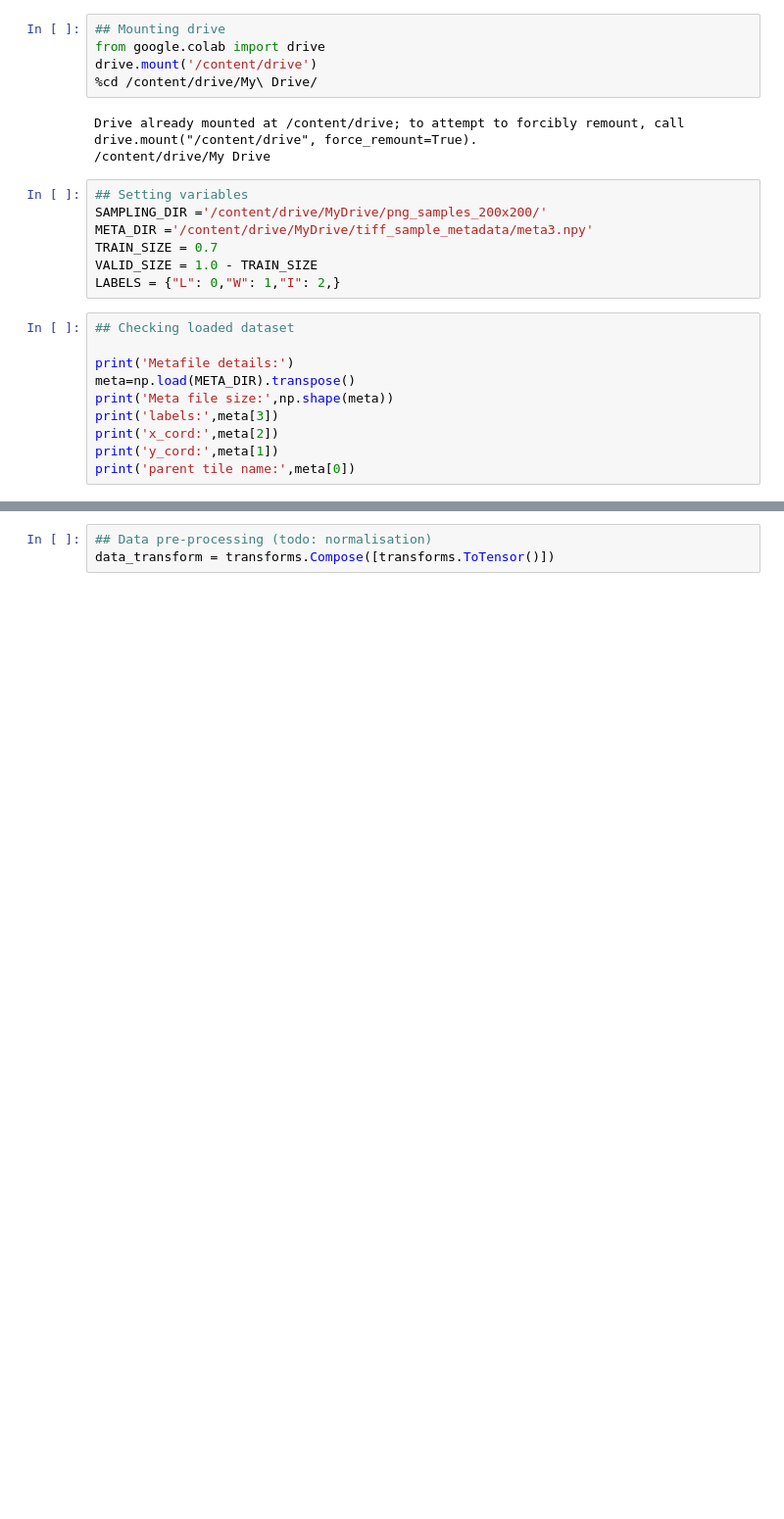
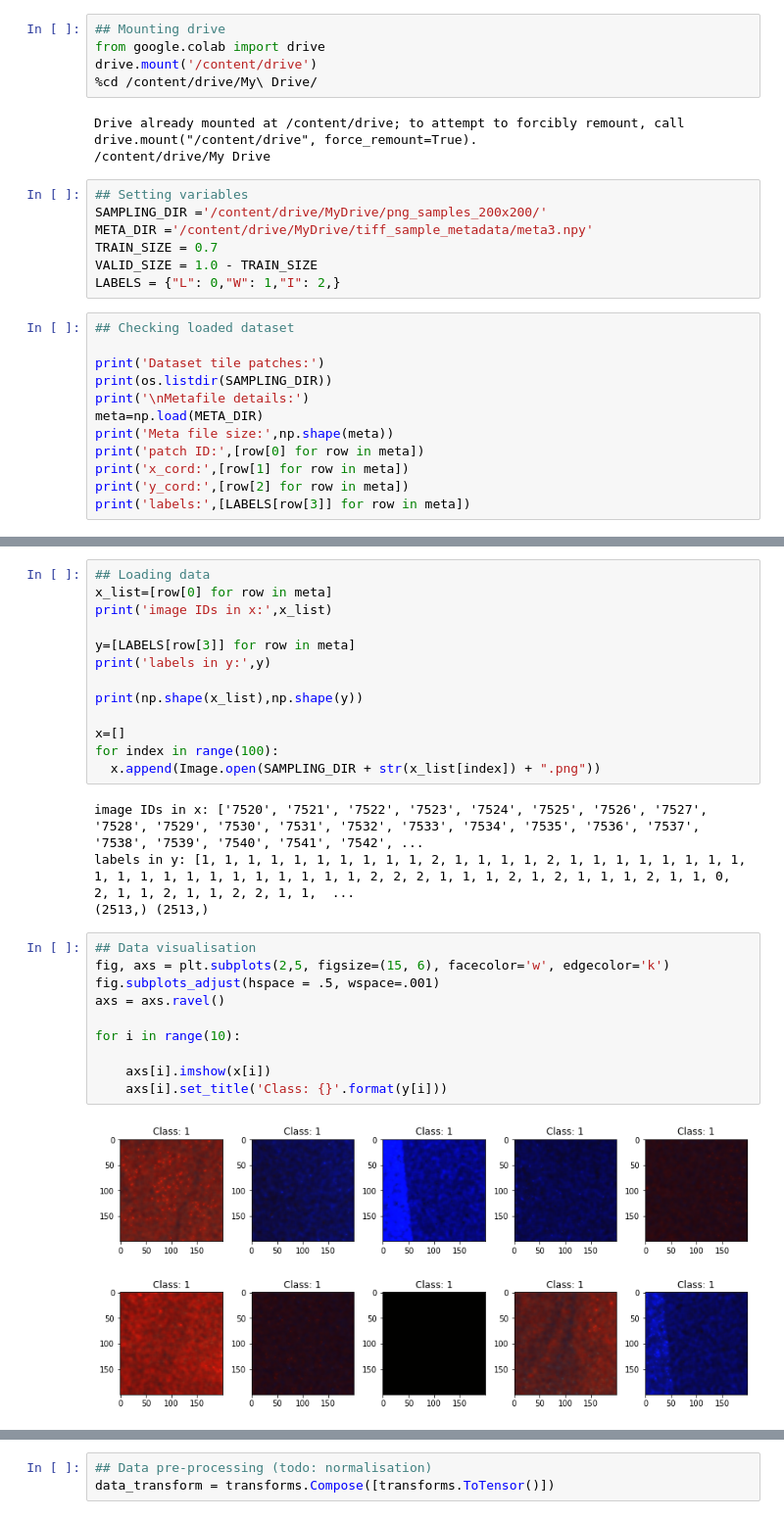
Before and after one commit to leopauly/sense-hackathon, a Jupyter notebook: SENSE_CDT_Practical_Session_Template.ipynb, the cells around one changed output, grey strips where cells are left out. Shown at 98% size. Drawn from its saved outputs; the diff is of its cells as text; blank space fills up the shorter version.

```diff
--- a/SENSE_CDT_Practical_Session_Template.ipynb
+++ b/SENSE_CDT_Practical_Session_Template.ipynb
@@ -31,11 +33,13 @@ LABELS = {"L": 0,"W": 1,"I": 2,}
 # %%
 ## Checking loaded dataset
 
-print('Metafile details:')
-meta=np.load(META_DIR).transpose()
+print('Dataset tile patches:')
+print(os.listdir(SAMPLING_DIR))
+print('\nMetafile details:')
+meta=np.load(META_DIR)
 print('Meta file size:',np.shape(meta))
-print('labels:',meta[3])
-print('x_cord:',meta[2])
-print('y_cord:',meta[1])
-print('parent tile name:',meta[0])
+print('patch ID:',[row[0] for row in meta])
+print('x_cord:',[row[1] for row in meta])
+print('y_cord:',[row[2] for row in meta])
+print('labels:',[LABELS[row[3]] for row in meta])
 # %% [output]
@@ -47,0 +55,29 @@ parent tile name: ['7520' '7521' '7522' ... '10030' '10031' '10032']
+# %%
+## Loading data
+x_list=[row[0] for row in meta]
+print('image IDs in x:',x_list)
+
+y=[LABELS[row[3]] for row in meta]
+print('labels in y:',y)
+
+print(np.shape(x_list),np.shape(y))
+
+x=[]
+for index in range(100):
+  x.append(Image.open(SAMPLING_DIR + str(x_list[index]) + ".png"))
+# %% [output]
+image IDs in x: ['7520', '7521', '7522', '7523', '7524', '7525', '7526', '7527', '7528', '7529', '7530', '7531', '7532', '7533', '7534', '7535', '7536', '7537', '7538', '7539', '7540', '7541', '7542', ...
+labels in y: [1, 1, 1, 1, 1, 1, 1, 1, 1, 1, 2, 1, 1, 1, 1, 2, 1, 1, 1, 1, 1, 1, 1, 1, 1, 1, 1, 1, 1, 1, 1, 1, 1, 1, 1, 1, 2, 2, 2, 1, 1, 1, 2, 1, 2, 1, 1, 1, 2, 1, 1, 0, 2, 1, 1, 2, 1, 1, 2, 2, 1, 1,  ...
+(2513,) (2513,)
+# %%
+## Data visualisation
+fig, axs = plt.subplots(2,5, figsize=(15, 6), facecolor='w', edgecolor='k')
+fig.subplots_adjust(hspace = .5, wspace=.001)
+axs = axs.ravel()
+
+for i in range(10):
+
+    axs[i].imshow(x[i])
+    axs[i].set_title('Class: {}'.format(y[i]))
+# %% [output]
+[figure, added]
```
Also changed, not shown: parts of 9 cells of this notebook.
